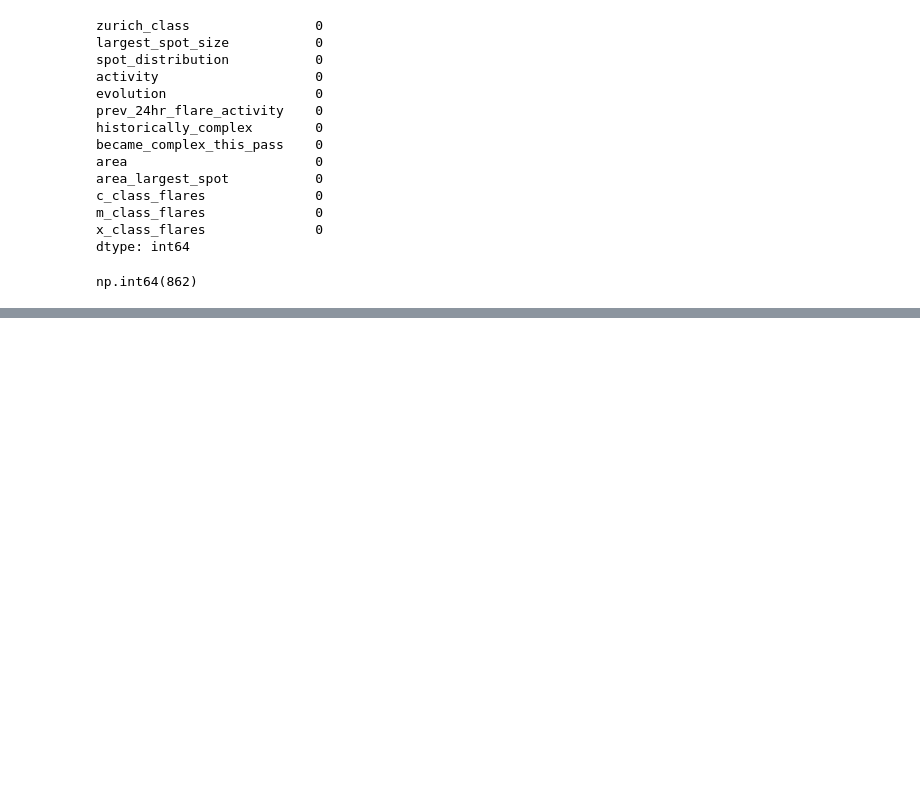
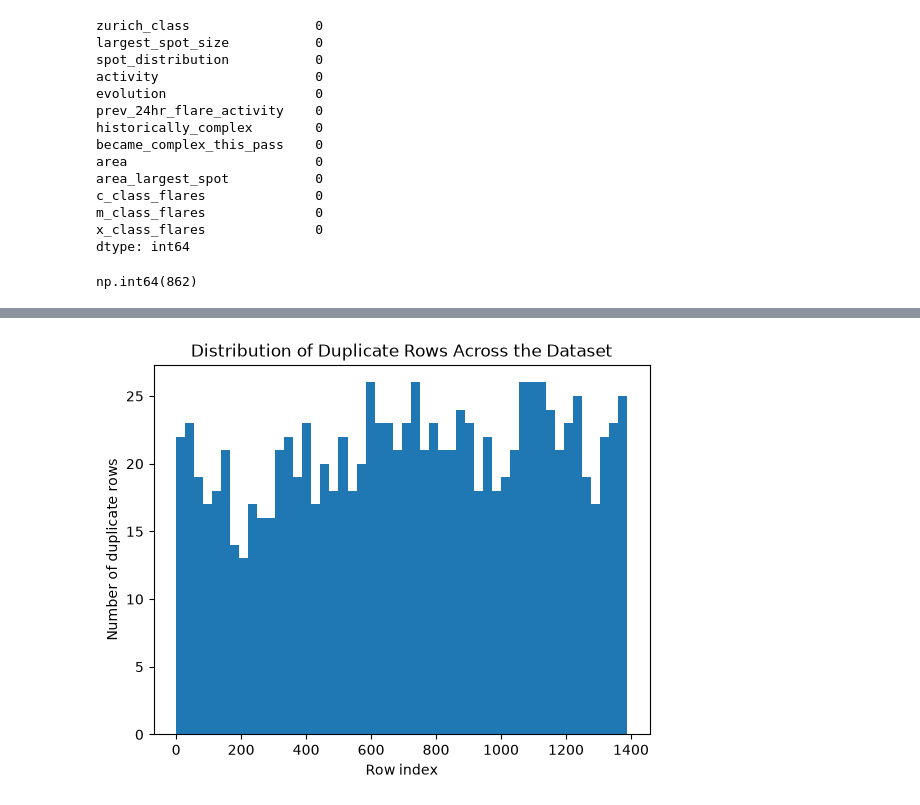
Before and after one commit to jayden-p-wu/dsrp, a Jupyter notebook: main.ipynb, the cells around one changed output, grey strips where cells are left out. Drawn from its saved outputs; the diff is of its cells as text; code cells hidden in the pictures; blank space fills up the shorter version.

```diff
--- a/main.ipynb
+++ b/main.ipynb
@@ -42,0 +60,14 @@ np.int64(862)
+# %%
+dup_indices = df[df.duplicated(keep=False)].index
+
+plt.hist(dup_indices, bins=50)
+
+plt.xlabel("Row index")
+plt.ylabel("Number of duplicate rows")
+
+plt.title("Distribution of Duplicate Rows Across the Dataset")
+plt.show()
+
+# I think we can safely say that the duplicates are all separate observations
+# %% [output]
+[figure, added]
```
Also changed, not shown: parts of 6 cells of this notebook, 1 other file.
